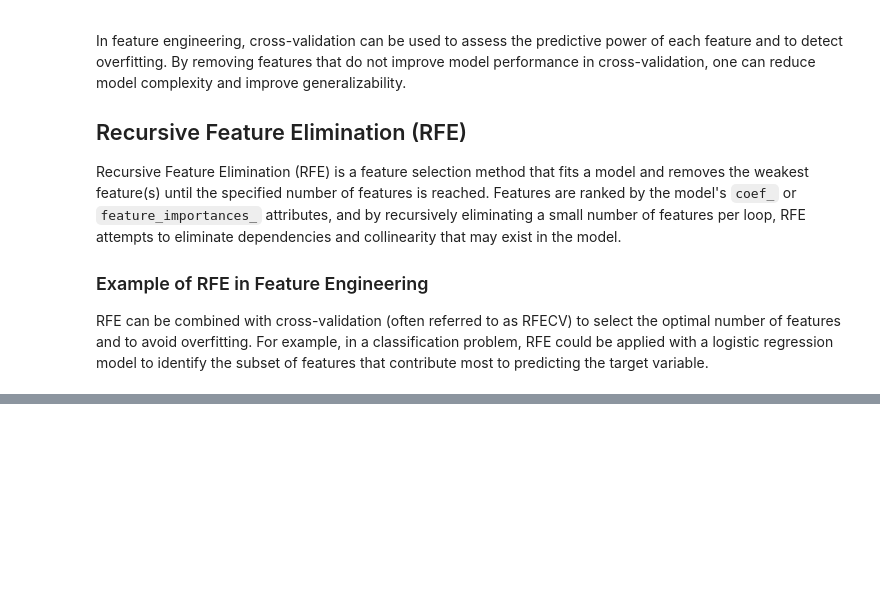
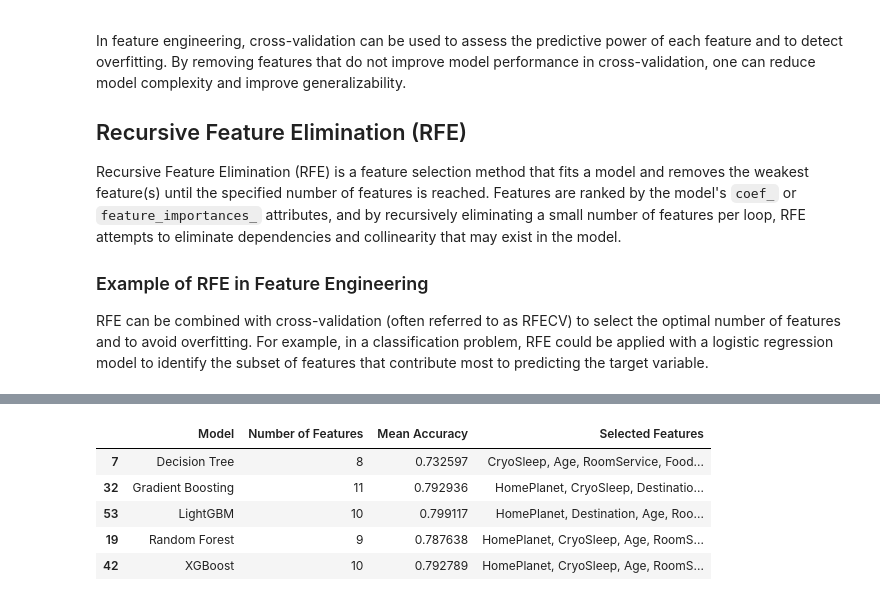
Before and after one commit to Greywolfie01/ML-Project, a Jupyter notebook: Decision_trees.ipynb, the cells around one changed output, grey strips where cells are left out. Saved outputs shown, nothing was run; the diff lists cells and outputs as text; code cells hidden in the pictures; blank space fills up the shorter version.

```diff
--- a/Decision_trees.ipynb
+++ b/Decision_trees.ipynb
@@ -444,0 +404,16 @@ for model_name, results in top_results.items():
+# %%
+# Group by 'Model' and find the index of the max 'Mean Accuracy' for each group
+idx = results_df.groupby('Model')['Mean Accuracy'].idxmax()
+
+# Use the indices to select the rows with the highest mean accuracy for each model
+highest_accuracy_rows = results_df.loc[idx]
+
+# Display the rows with the highest mean accuracy for each model
+display(highest_accuracy_rows)
+# %% [output]
+|  | Model | Number of Features | Mean Accuracy | Selected Features |
+| 7 | Decision Tree | 8 | 0.732597 | CryoSleep, Age, RoomService, Food... |
+| 32 | Gradient Boosting | 11 | 0.792936 | HomePlanet, CryoSleep, Destinatio... |
+| 53 | LightGBM | 10 | 0.799117 | HomePlanet, Destination, Age, Roo... |
+| 19 | Random Forest | 9 | 0.787638 | HomePlanet, CryoSleep, Age, RoomS... |
+| 42 | XGBoost | 10 | 0.792789 | HomePlanet, CryoSleep, Age, RoomS... |
```
Also changed, not shown: parts of 3 cells of this notebook.
